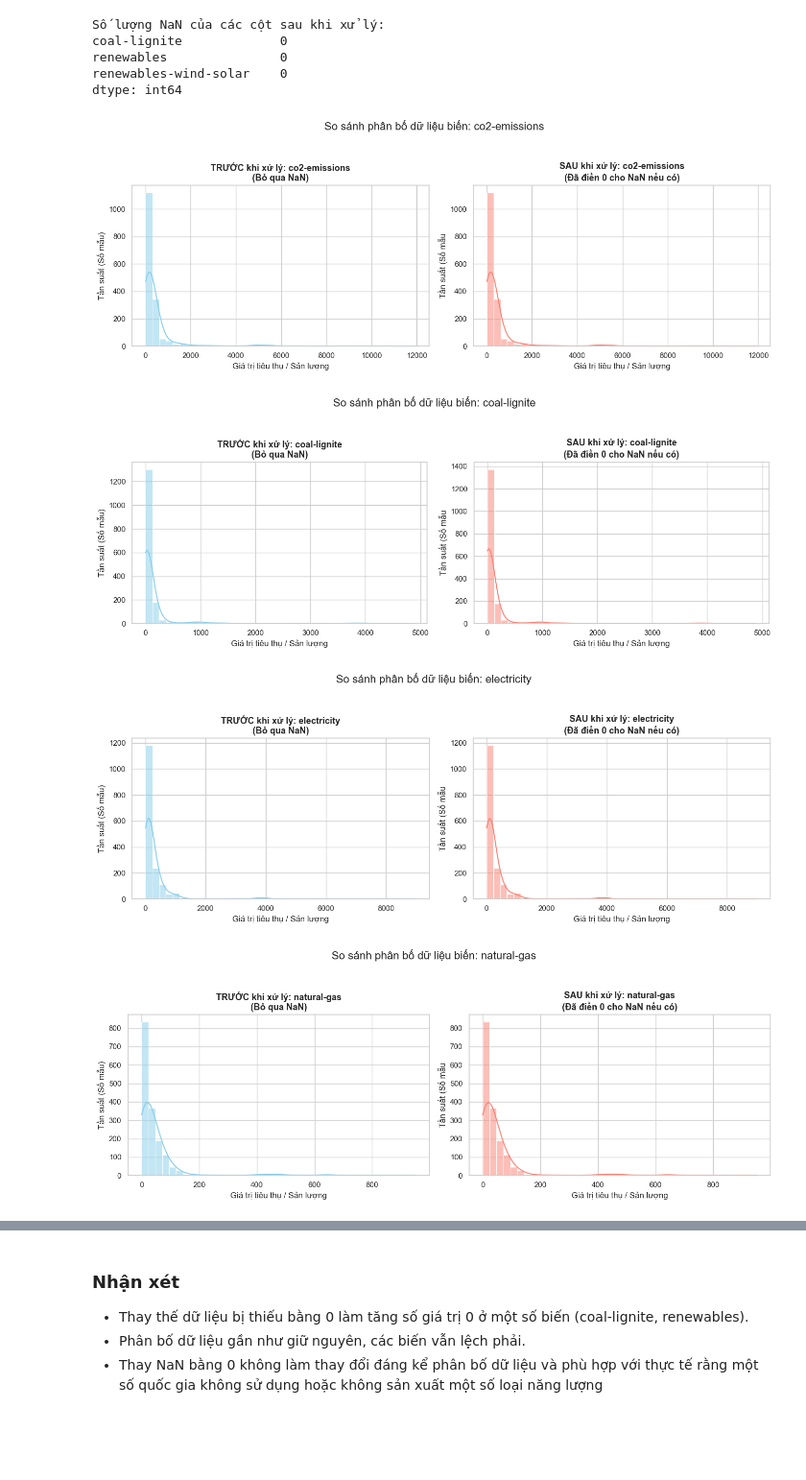
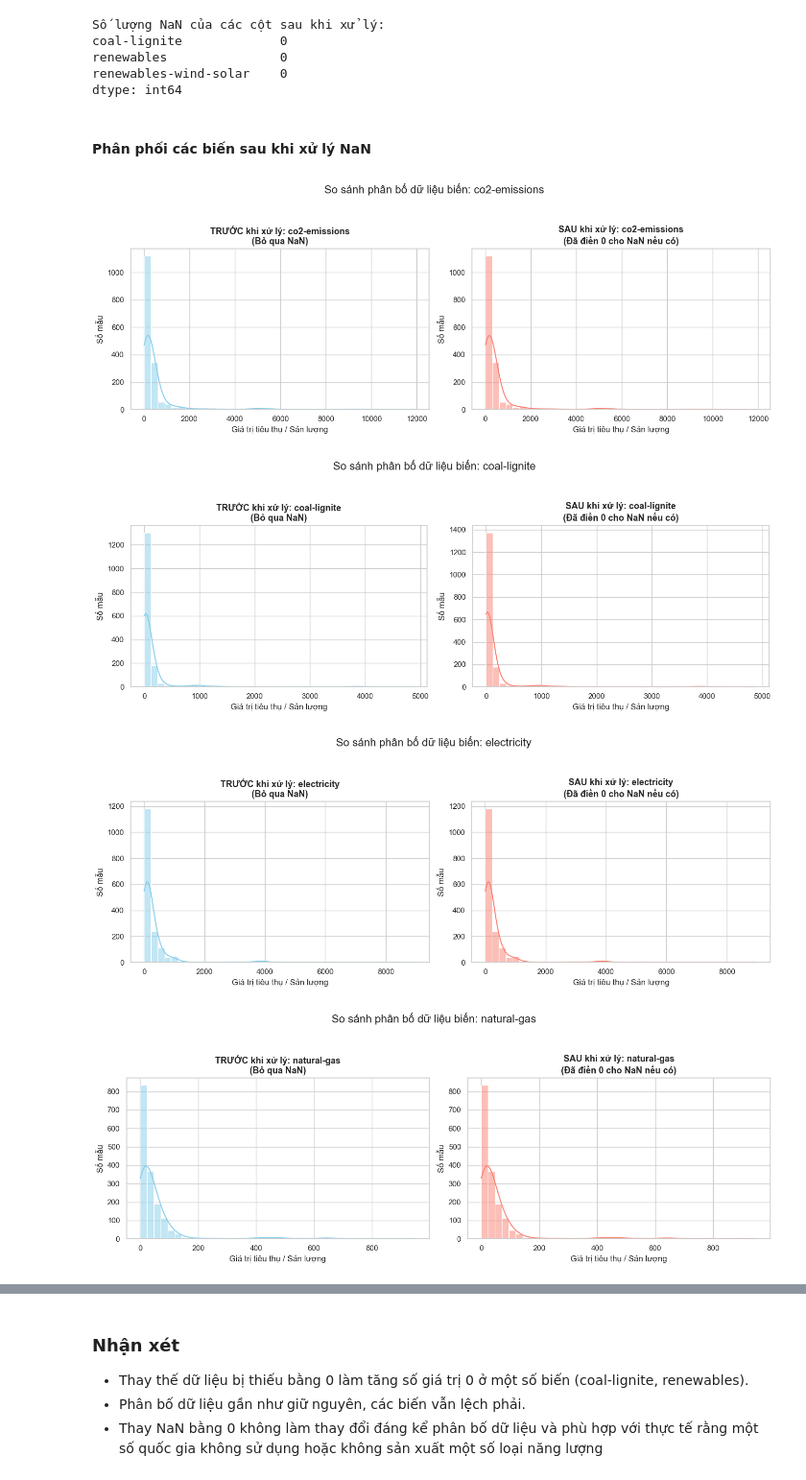
Before and after one commit to NganBui25/-CO2-Emissions-Prediction, a Jupyter notebook: feature_engineering.ipynb, the cells around one changed output, grey strips where cells are left out. Shown at 96% size. Saved outputs shown, nothing was run; the diff lists cells and outputs as text; code cells hidden in the pictures; blank space fills up the shorter version.

```diff
--- a/feature_engineering.ipynb
+++ b/feature_engineering.ipynb
@@ -216,42 +219,44 @@ coal-lignite             0
 renewables               0
 renewables-wind-solar    0
 dtype: int64
+# %% [markdown]
+#### Phân phối các biến sau khi xử lý NaN
 # %%
 # df là dữ liệu trước khi xử lý (đã có sẵn)
 # dulieu_xuly_nan là dữ liệu sau khi xử lý NaN
 
 
 energy_cols = [
     'co2-emissions', 'coal-lignite', 'electricity',
     'natural-gas', 'oil-products', 'renewables',
     'renewables-wind-solar', 'total-energy'
 ]
 
 
 sns.set_theme(style="whitegrid")
 
 
 for col in energy_cols:
     fig, axes = plt.subplots(1, 2, figsize=(14, 5))
 
 
     sns.histplot(df[col].dropna(), bins=40, kde=True, color='skyblue', ax=axes[0])
     axes[0].set_title(f'TRƯỚC khi xử lý: {col}\n(Bỏ qua NaN)', fontsize=13, fontweight='bold')
     axes[0].set_xlabel('Giá trị tiêu thụ / Sản lượng')
-    axes[0].set_ylabel('Tần suất (Số mẫu)')
+    axes[0].set_ylabel('Số mẫu')
 
 
     sns.histplot(dulieu_xuly_nan[col], bins=40, kde=True, color='salmon', ax=axes[1])
     axes[1].set_title(f'SAU khi xử lý: {col}\n(Đã điền 0 cho NaN nếu có)', fontsize=13, fontweight='bold')
     axes[1].set_xlabel('Giá trị tiêu thụ / Sản lượng')
-    axes[1].set_ylabel('Tần suất (Số mẫu')
+    axes[1].set_ylabel('Số mẫu')
 
     plt.suptitle(f'So sánh phân bố dữ liệu biến: {col}', fontsize=16, y=1.05)
 
     plt.tight_layout()
     plt.show()
 # %% [output]
-[figure, old version]
+[figure, new version]
-[figure, old version]
+[figure, new version]
-[figure, old version]
+[figure, new version]
-[figure, old version]
+[figure, new version]
```
Also changed, not shown: parts of 8 cells of this notebook.
